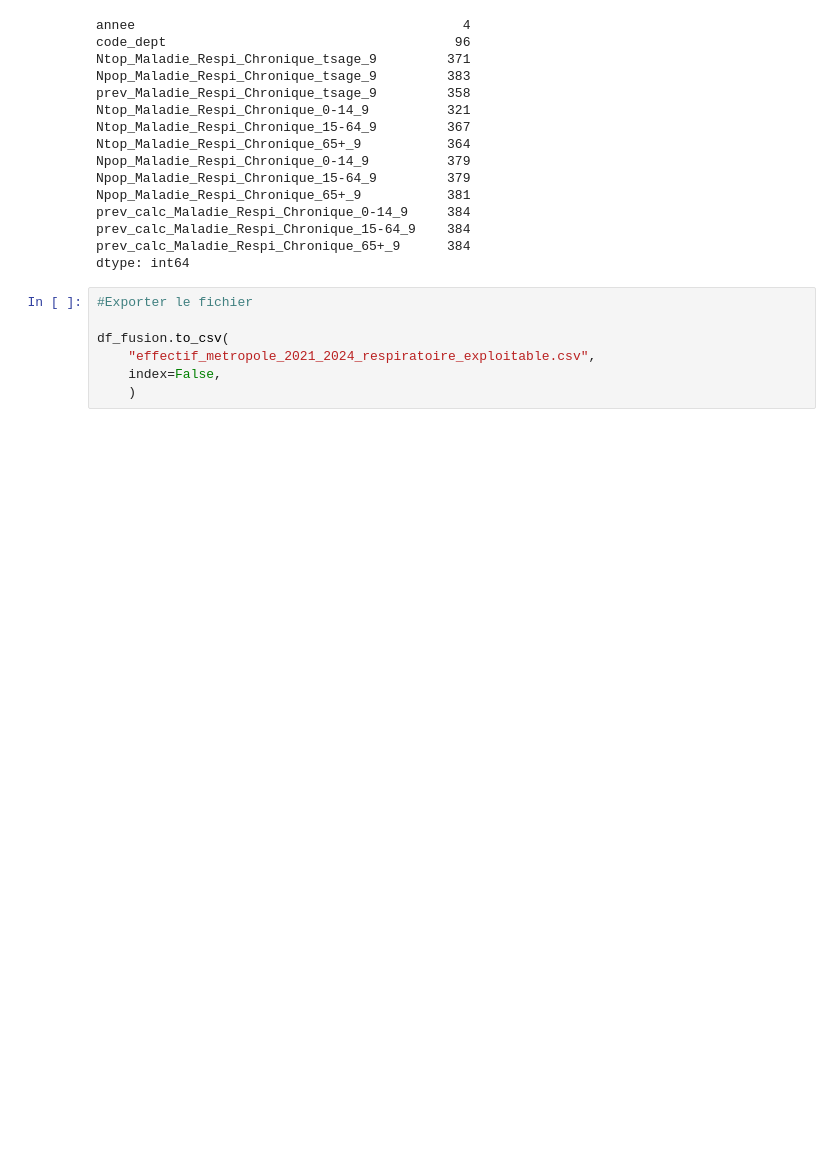
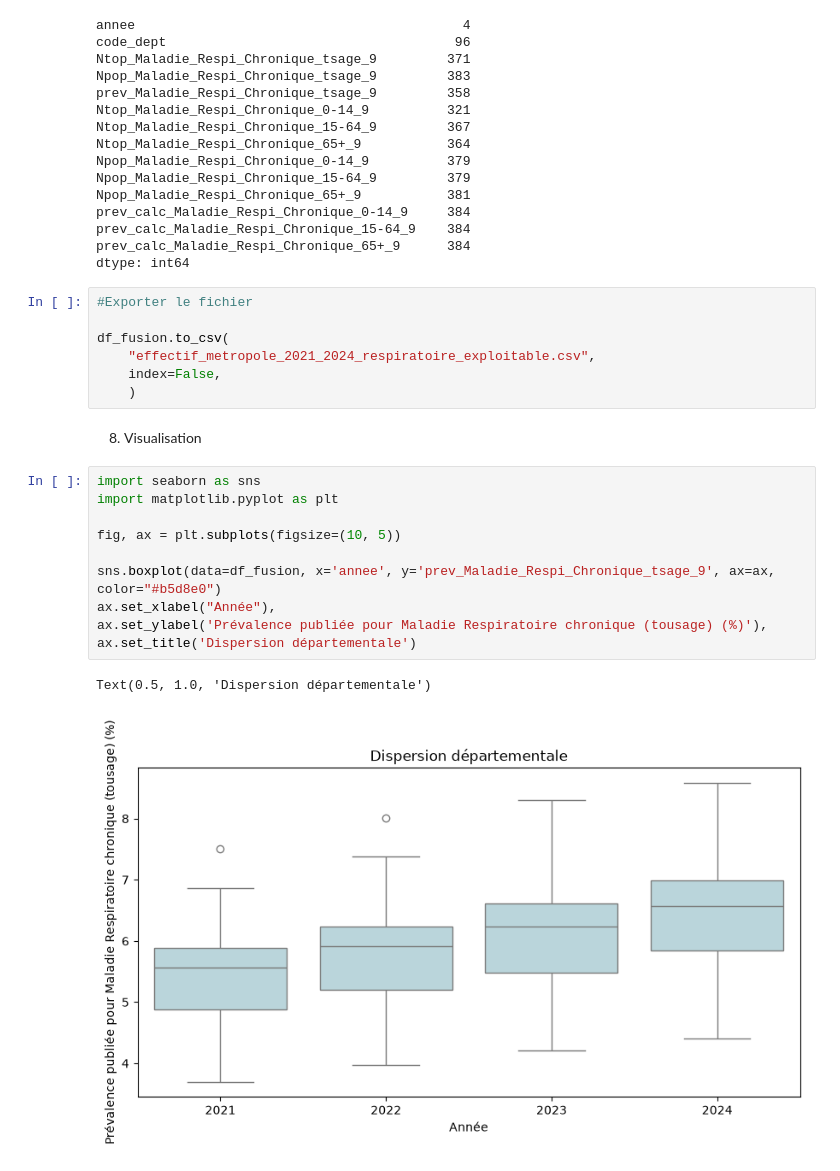
Before and after one commit to jbrocardplatim/LIORA_PROJET_PATHO_RESPIRATOIRES, a Jupyter notebook: notebooks/Preprocessing_effectifs_MLU.ipynb, the cells around one changed output. Cells and saved outputs as stored; diff of their text form; blank space fills up the shorter version.

```diff
--- a/notebooks/Preprocessing_effectifs_MLU.ipynb
+++ b/notebooks/Preprocessing_effectifs_MLU.ipynb
@@ -1288,3 +1292,18 @@ df_fusion.to_csv(
     "effectif_metropole_2021_2024_respiratoire_exploitable.csv",
     index=False,
     )
+# %% [markdown]
+8. Visualisation
+# %%
+import seaborn as sns
+import matplotlib.pyplot as plt
+
+fig, ax = plt.subplots(figsize=(10, 5))
+
+sns.boxplot(data=df_fusion, x='annee', y='prev_Maladie_Respi_Chronique_tsage_9', ax=ax, color="#b5d8e0")
+ax.set_xlabel("Année"),
+ax.set_ylabel('Prévalence publiée pour Maladie Respiratoire chronique (tousage) (%)'),
+ax.set_title('Dispersion départementale')
+# %% [output]
+Text(0.5, 1.0, 'Dispersion départementale')
+[figure, added]
```
Also changed, not shown: parts of 2 cells of this notebook, 3 other files.
